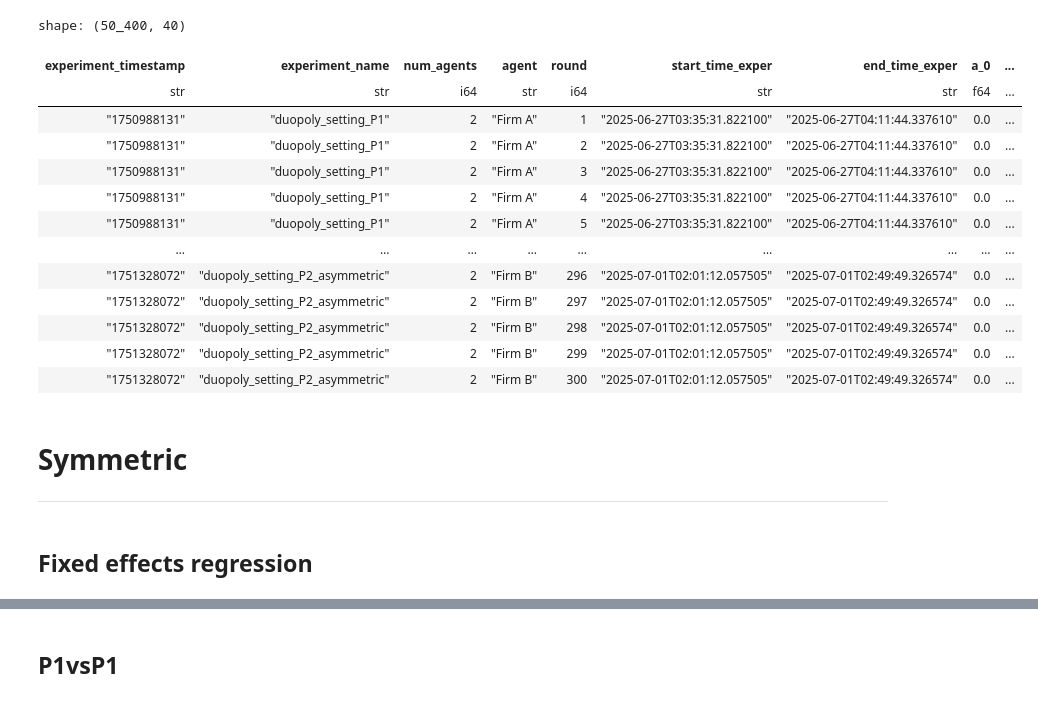
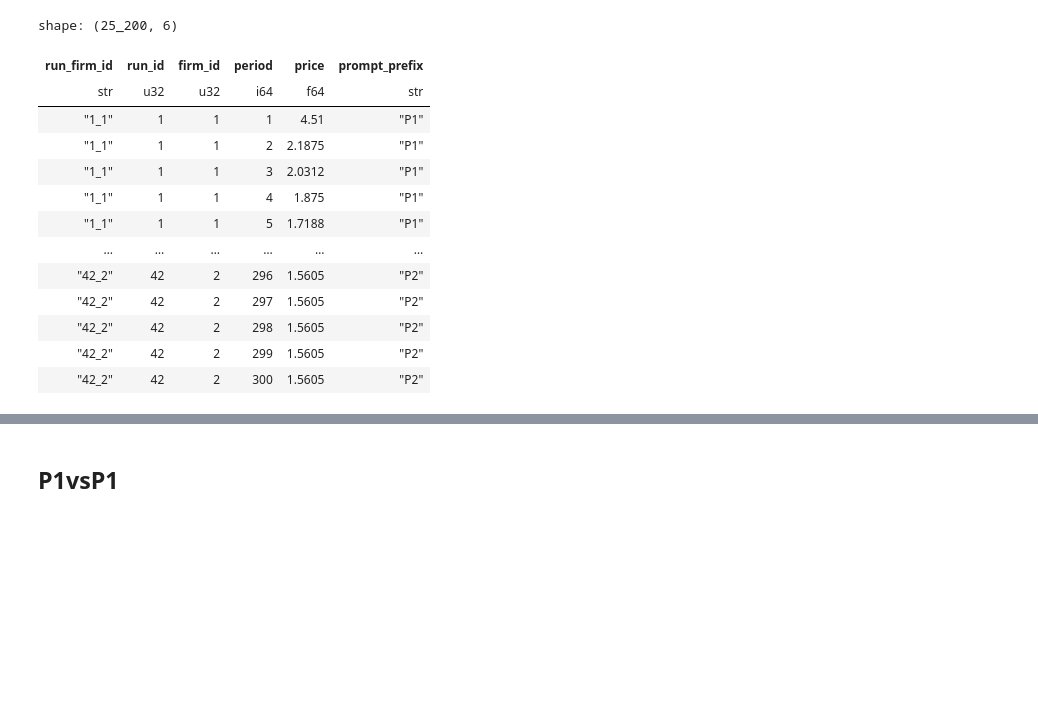
Before and after one commit to luciasauer/algorithmic_pricing_llms, a Jupyter notebook: notebooks/results_duopoly_juli.ipynb, the cells around one changed output, grey strips where cells are left out. Cells and saved outputs as stored; diff of their text form; code cells hidden in the pictures; blank space fills up the shorter version.

```diff
--- a/notebooks/results_duopoly_juli.ipynb
+++ b/notebooks/results_duopoly_juli.ipynb
@@ -19,26 +19,41 @@ DATA_OUTPUT_PATH.mkdir(parents=True, exist_ok=True)
 DUOPOLY_OUPUT_PATH = Path(OUPUT_PATH) / "duopoly"
 DUOPOLY_OUPUT_PATH.mkdir(parents=True, exist_ok=True)
 # %%
-df = pl.read_parquet(DATA_OUTPUT_PATH / "all_experiments.parquet")
-df_duopoly = df.filter(pl.col("num_agents") == 2).sort(
-    ["experiment_timestamp", "agent"]
+df = (
+    pl.read_parquet(DATA_OUTPUT_PATH / "all_experiments.parquet")
+    .filter((pl.col("num_agents") == 2) & (pl.col("is_symmetric")))
+    .with_columns(
+        (pl.col("experiment_timestamp").rank("dense")).alias("run_id"),
+        (pl.col("agent").rank("dense")).alias("firm_id"),
+        pl.col("chosen_price").truediv(pl.col("alpha")).round(4).alias("price"),
+    )
+    .rename(
+        {
+            "round": "period",
+            "price": "price",
+            "agent_prefix_type": "prompt_prefix",
+        }
+    )
+    .with_columns(
+        # concat run_id and firm_id to create a unique identifier
+        pl.concat_str(["run_id", "firm_id"], separator="_").alias("run_firm_id")
+    )
+    .select(["run_firm_id", "run_id", "firm_id", "period", "price", "prompt_prefix"])
+    .sort(["run_id", "firm_id", "period"])
 )
-df_duopoly
+df
 # %% [output]
-shape: (50_400, 40)
+shape: (25_200, 6)
-| experiment_timestamp | experiment_name | num_agents | agent | round | start_time_exper | end_time_exper | a_0 | ... |
-| str | str | i64 | str | i64 | str | str | f64 | ... |
-| "1750988131" | "duopoly_setting_P1" | 2 | "Firm A" | 1 | "2025-06-27T03:35:31.822100" | "2025-06-27T04:11:44.337610" | 0.0 | ... |
-| "1750988131" | "duopoly_setting_P1" | 2 | "Firm A" | 2 | "2025-06-27T03:35:31.822100" | "2025-06-27T04:11:44.337610" | 0.0 | ... |
-| "1750988131" | "duopoly_setting_P1" | 2 | "Firm A" | 3 | "2025-06-27T03:35:31.822100" | "2025-06-27T04:11:44.337610" | 0.0 | ... |
-| "1750988131" | "duopoly_setting_P1" | 2 | "Firm A" | 4 | "2025-06-27T03:35:31.822100" | "2025-06-27T04:11:44.337610" | 0.0 | ... |
-| "1750988131" | "duopoly_setting_P1" | 2 | "Firm A" | 5 | "2025-06-27T03:35:31.822100" | "2025-06-27T04:11:44.337610" | 0.0 | ... |
-| … | … | … | … | … | … | … | … | ... |
-| "1751328072" | "duopoly_setting_P2_asymmetric" | 2 | "Firm B" | 296 | "2025-07-01T02:01:12.057505" | "2025-07-01T02:49:49.326574" | 0.0 | ... |
-| "1751328072" | "duopoly_setting_P2_asymmetric" | 2 | "Firm B" | 297 | "2025-07-01T02:01:12.057505" | "2025-07-01T02:49:49.326574" | 0.0 | ... |
-| "1751328072" | "duopoly_setting_P2_asymmetric" | 2 | "Firm B" | 298 | "2025-07-01T02:01:12.057505" | "2025-07-01T02:49:49.326574" | 0.0 | ... |
-| "1751328072" | "duopoly_setting_P2_asymmetric" | 2 | "Firm B" | 299 | "2025-07-01T02:01:12.057505" | "2025-07-01T02:49:49.326574" | 0.0 | ... |
-| "1751328072" | "duopoly_setting_P2_asymmetric" | 2 | "Firm B" | 300 | "2025-07-01T02:01:12.057505" | "2025-07-01T02:49:49.326574" | 0.0 | ... |
+| run_firm_id | run_id | firm_id | period | price | prompt_prefix |
+| str | u32 | u32 | i64 | f64 | str |
+| "1_1" | 1 | 1 | 1 | 4.51 | "P1" |
+| "1_1" | 1 | 1 | 2 | 2.1875 | "P1" |
+| "1_1" | 1 | 1 | 3 | 2.0312 | "P1" |
+| "1_1" | 1 | 1 | 4 | 1.875 | "P1" |
+| "1_1" | 1 | 1 | 5 | 1.7188 | "P1" |
+| … | … | … | … | … | … |
+| "42_2" | 42 | 2 | 296 | 1.5605 | "P2" |
+| "42_2" | 42 | 2 | 297 | 1.5605 | "P2" |
+| "42_2" | 42 | 2 | 298 | 1.5605 | "P2" |
+| "42_2" | 42 | 2 | 299 | 1.5605 | "P2" |
+| "42_2" | 42 | 2 | 300 | 1.5605 | "P2" |
-# %% [markdown]
-# Symmetric
----
@@ -50,2 +59,0 @@ df_sym = df_duopoly.filter(df_duopoly["is_symmetric"]).with_columns(
-# %% [markdown]
-## Fixed effects regression
```
Also changed, not shown: parts of 25 cells of this notebook.
